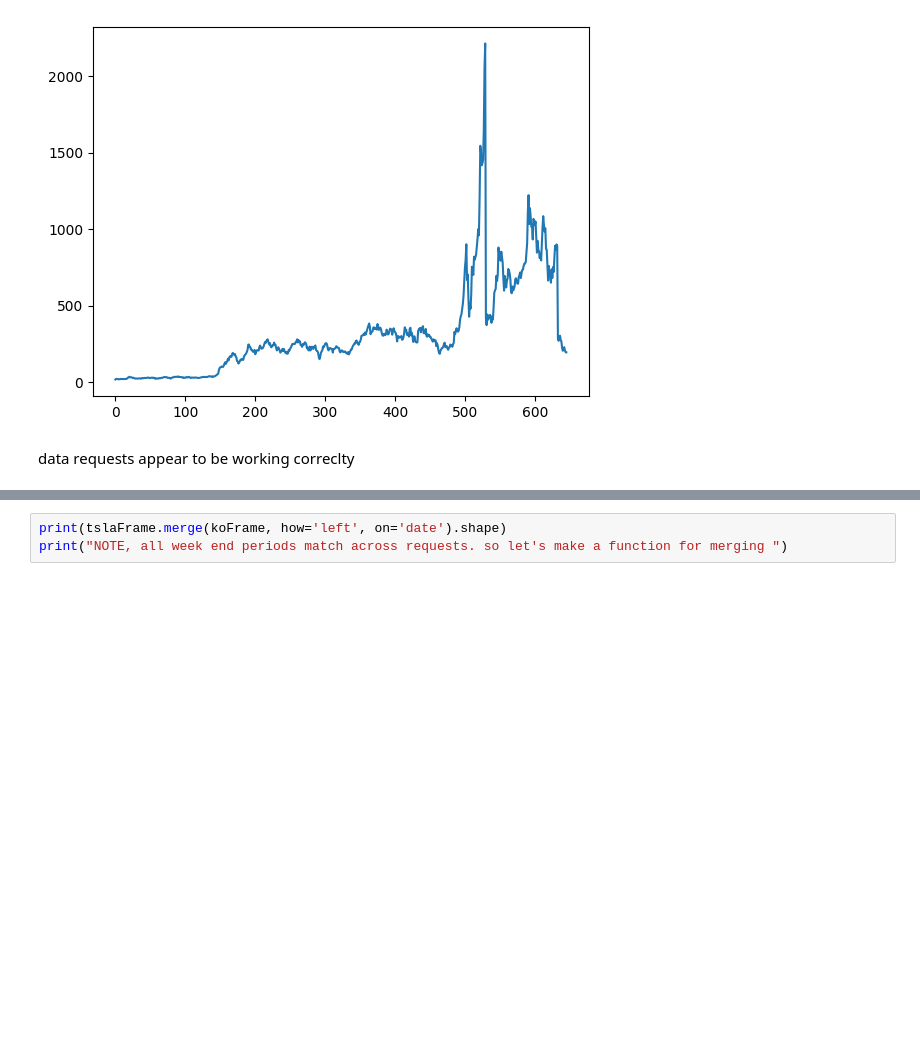
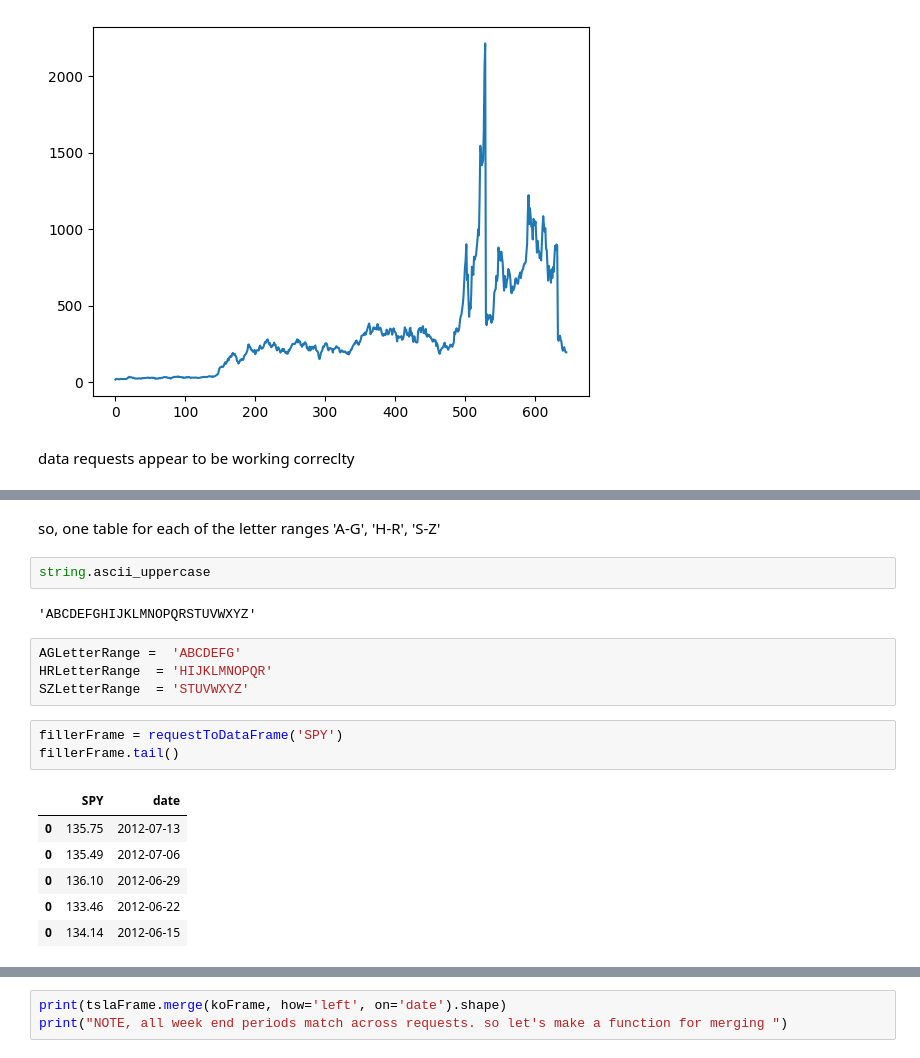
Before and after one commit to MattTheEconomist/Senator-Investments-ETL, a Jupyter notebook: Historical Prices.ipynb, the cells around one changed output, grey strips where cells are left out. Saved outputs shown, nothing was run; the diff lists cells and outputs as text; blank space fills up the shorter version.

```diff
--- a/Historical Prices.ipynb
+++ b/Historical Prices.ipynb
@@ -129,0 +217,20 @@ data requests appear to be working correclty
+# %% [markdown]
+so, one table for each of the letter ranges 'A-G', 'H-R', 'S-Z'
+# %%
+string.ascii_uppercase
+# %% [output]
+'ABCDEFGHIJKLMNOPQRSTUVWXYZ'
+# %%
+AGLetterRange =  'ABCDEFG'
+HRLetterRange  = 'HIJKLMNOPQR'
+SZLetterRange  = 'STUVWXYZ'
+# %%
+fillerFrame = requestToDataFrame('SPY')
+fillerFrame.tail()
+# %% [output]
+|  | SPY | date |
+| 0 | 135.75 | 2012-07-13 |
+| 0 | 135.49 | 2012-07-06 |
+| 0 | 136.10 | 2012-06-29 |
+| 0 | 133.46 | 2012-06-22 |
+| 0 | 134.14 | 2012-06-15 |
```
Also changed, not shown: parts of 36 cells of this notebook.
